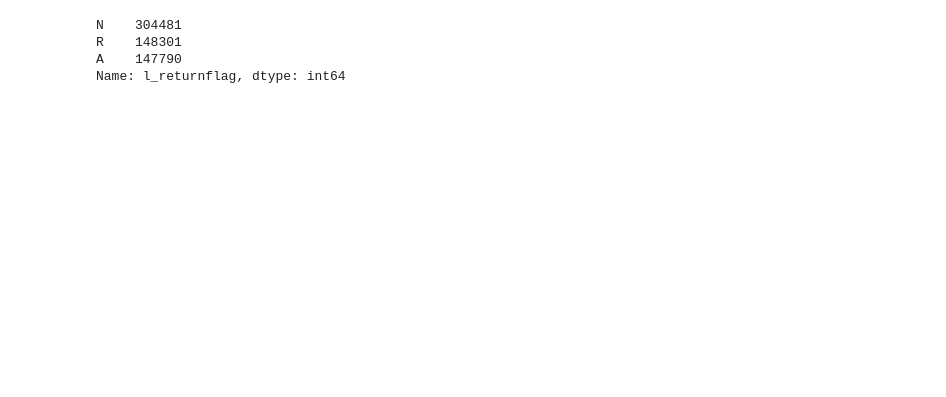
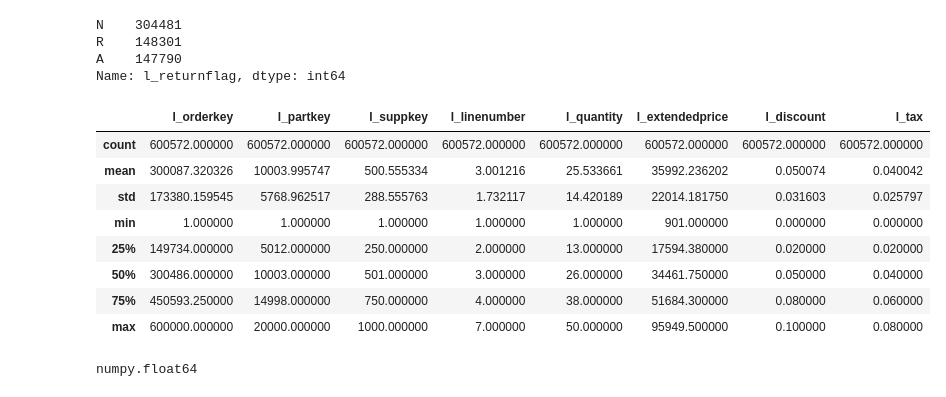
Before and after one commit to kangpl/CS422-Project2, a Jupyter notebook: Data analysis.ipynb, the cells around one changed output. Saved outputs shown, nothing was run; the diff lists cells and outputs as text; code cells hidden in the pictures; blank space fills up the shorter version.

```diff
--- a/Data analysis.ipynb
+++ b/Data analysis.ipynb
@@ -191,3 +207,15 @@ N    304481
 R    148301
 A    147790
 Name: l_returnflag, dtype: int64
+# %%
+lineitem.describe()
+# %% [output]
+|  | l_orderkey | l_partkey | l_suppkey | l_linenumber | l_quantity | l_extendedprice | l_discount | l_tax |
+| count | 600572.000000 | 600572.000000 | 600572.000000 | 600572.000000 | 600572.000000 | 600572.000000 | 600572.000000 | 600572.000000 |
+| mean | 300087.320326 | 10003.995747 | 500.555334 | 3.001216 | 25.533661 | 35992.236202 | 0.050074 | 0.040042 |
+| std | 173380.159545 | 5768.962517 | 288.555763 | 1.732117 | 14.420189 | 22014.181750 | 0.031603 | 0.025797 |
+| min | 1.000000 | 1.000000 | 1.000000 | 1.000000 | 1.000000 | 901.000000 | 0.000000 | 0.000000 |
+| 25% | 149734.000000 | 5012.000000 | 250.000000 | 2.000000 | 13.000000 | 17594.380000 | 0.020000 | 0.020000 |
+| 50% | 300486.000000 | 10003.000000 | 501.000000 | 3.000000 | 26.000000 | 34461.750000 | 0.050000 | 0.040000 |
+| 75% | 450593.250000 | 14998.000000 | 750.000000 | 4.000000 | 38.000000 | 51684.300000 | 0.080000 | 0.060000 |
+| max | 600000.000000 | 20000.000000 | 1000.000000 | 7.000000 | 50.000000 | 95949.500000 | 0.100000 | 0.080000 |
@@ -193,0 +232,4 @@ Name: l_returnflag, dtype: int64
+# %%
+type(stds[0])
+# %% [output]
+numpy.float64
```
Also changed, not shown: parts of 17 cells of this notebook.
